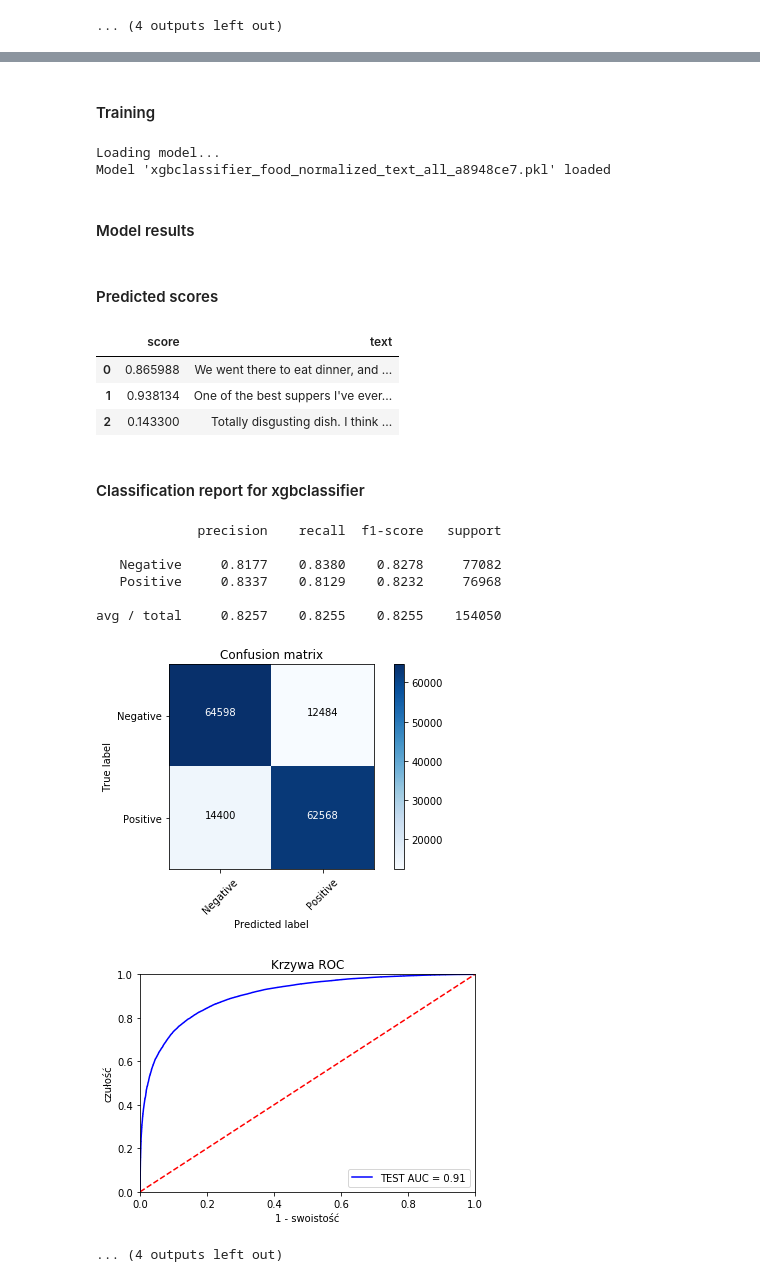
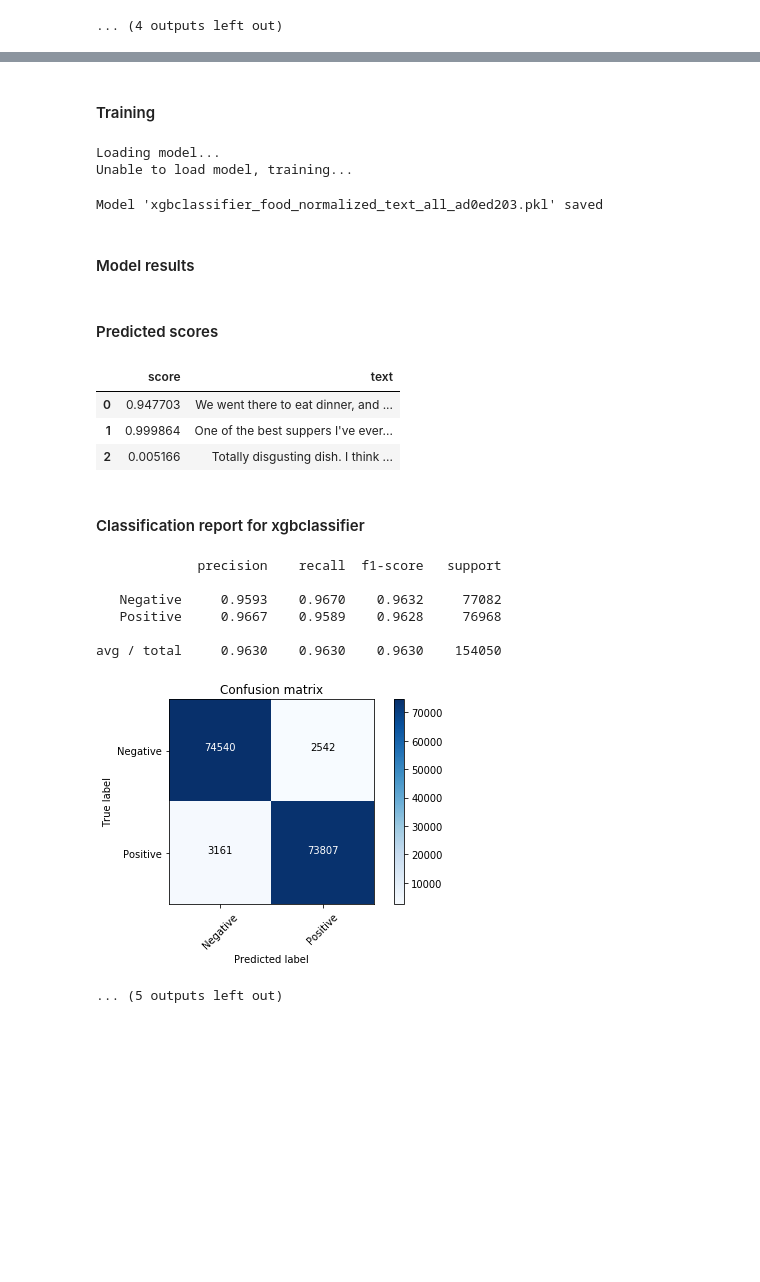
Before and after one commit to Valian/nlp-sentiment-analysis, a Jupyter notebook: src/text_sentiment_analysis_food.ipynb, the cells around one changed output, grey strips where cells are left out. Saved outputs shown, nothing was run; the diff lists cells and outputs as text; code cells hidden in the pictures; blank space fills up the shorter version.

```diff
--- a/src/text_sentiment_analysis_food.ipynb
+++ b/src/text_sentiment_analysis_food.ipynb
@@ -352,12 +361,13 @@ Loading cached data...
 Loaded data from 'sklearnmodel_food_normalized_text_all_test.h5'
 # %%
 # it's almost impossible to train SVC on full dataset due to time complexity
-svc_limit = min(20000, len(X_sklearn_preprocessed))
+svc_limit = min(50000, len(X_sklearn_preprocessed))
 svc_model = models.SVCModel(
     nlp, dataset_id,
     max_words_in_sentence=MAX_WORDS_IN_SENTENCE,
-    kernel="linear", C=0.025,
-    probability=True)
+    kernel='linear',
+    C=0.25
+)
 
 data = train_model_and_display_results(
     svc_model,
@@ -401,7 +399,8 @@ avg / total     0.8244    0.8240    0.8240     20000
 decision_tree_model = models.DecisionTreeModel(
     nlp, dataset_id,
     max_words_in_sentence=MAX_WORDS_IN_SENTENCE,
-    max_depth=6)
+    max_depth=12
+)
 
 data = train_model_and_display_results(
     decision_tree_model,
@@ -661,18 +661,15 @@ avg / total     0.8195    0.8155    0.8149    154050
 [figure]
 ... (4 outputs left out)
 # %%
-logistic_regression_limit = min(100000, len(X_sklearn_preprocessed))
-
 logistic_regression = models.LogisticRegressionModel(
     nlp, dataset_id,
-    max_words_in_sentence=MAX_WORDS_IN_SENTENCE,
-    C=1e5
+    max_words_in_sentence=MAX_WORDS_IN_SENTENCE
 )
 
 data = train_model_and_display_results(
     logistic_regression,
-    X_sklearn_preprocessed[:logistic_regression_limit],
-    y_train[:logistic_regression_limit],
+    X_sklearn_preprocessed,
+    y_train,
     X_sklearn_test_preprocessed,
     y_test,
     preprocessed=True
@@ -681,7 +678,7 @@ data = train_model_and_display_results(
 if SAVE_IN_STORE:
     store.add_model(logistic_regression, "logistic_reg_food", "Food Reviews Logistic Regression", **data, metadata={
         'Dataset': 'Amazon Fine Food Reviews',
-        'Training samples': logistic_regression_limit,
+        'Training samples': len(X_sklearn_preprocessed),
         'Description': "Logistic Regression Analysis algorithm from Sklearn package, default options except C=1e5"
     })
 # %% [output]
@@ -757,44 +754,55 @@ xgb_limit = min(500000, len(X_sklearn_preprocessed))
 xgb_model = models.XGBModel(
     nlp, dataset_id,
     max_words_in_sentence=MAX_WORDS_IN_SENTENCE,
-    verbose_eval=1, silent=False, n_jobs=4
+    verbose_eval=1, silent=False, n_jobs=4,
+    learning_rate =0.1,
+    n_estimators=1000,
+    max_depth=5,
+    min_child_weight=1,
+    gamma=0,
+    subsample=0.8,
+    colsample_bytree=0.8,
+    objective= 'binary:logistic',
+    nthread=4,
+    scale_pos_weight=1,
+    seed=27
 )
 
 data = train_model_and_display_results(
     xgb_model,
     X_sklearn_preprocessed[:xgb_limit],
     y_train[:xgb_limit],
     X_sklearn_test_preprocessed,
     y_test,
     preprocessed=True
 )
 
 if SAVE_IN_STORE:
     store.add_model(xgb_model, "xgboost_food", "Food Reviews XGBoost", **data, metadata={
         'Dataset': 'Amazon Fine Food Reviews',
         'Training samples': xgb_limit,
         'Description': "XGBoost using default parameters"
     })
 # %% [output]
 ## XGBModel
 #### Overview of created model
 None
 #### Training
 Loading model...
-Model 'xgbclassifier_food_normalized_text_all_a8948ce7.pkl' loaded
+Unable to load model, training...
+Model 'xgbclassifier_food_normalized_text_all_ad0ed203.pkl' saved
 #### Model results
 #### Predicted scores
 |  | score | text |
-| 0 | 0.865988 | We went there to eat dinner, and ... |
-| 1 | 0.938134 | One of the best suppers I've ever... |
-| 2 | 0.143300 | Totally disgusting dish. I think ... |
+| 0 | 0.947703 | We went there to eat dinner, and ... |
+| 1 | 0.999864 | One of the best suppers I've ever... |
+| 2 | 0.005166 | Totally disgusting dish. I think ... |
 #### Classification report for xgbclassifier
-             precision    recall  f1-score   support
-
-   Negative     0.8177    0.8380    0.8278     77082
-   Positive     0.8337    0.8129    0.8232     76968
-
-avg / total     0.8257    0.8255    0.8255    154050
+             precision    recall  f1-score   support
+
+   Negative     0.9593    0.9670    0.9632     77082
+   Positive     0.9667    0.9589    0.9628     76968
+
+avg / total     0.9630    0.9630    0.9630    154050
-[figure, old version]
+[figure, new version]
-[figure, removed]
-... (4 outputs left out)
+... (5 outputs left out)
```
Also changed, not shown: parts of 4 cells of this notebook, 5 other files.
